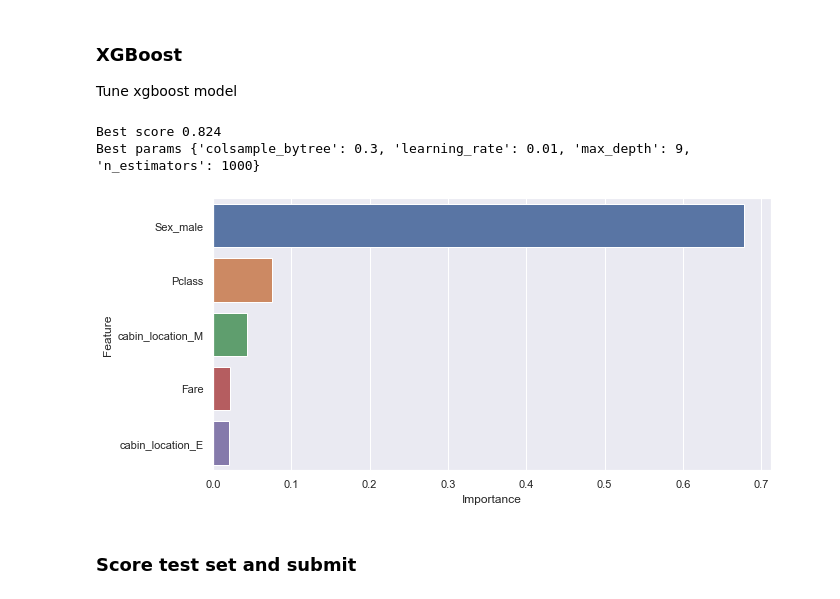
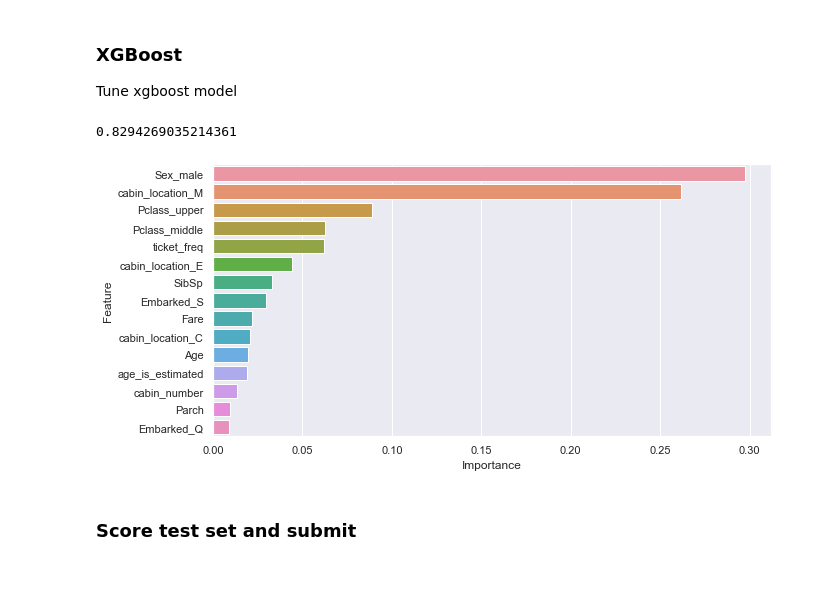
Before and after one commit to jdidcote/kaggle-competitions, a Jupyter notebook: Titanic/Titanic.ipynb, the cells around one changed output. Cells and saved outputs as stored; diff of their text form; code cells hidden in the pictures.

```diff
--- a/Titanic/Titanic.ipynb
+++ b/Titanic/Titanic.ipynb
@@ -172,37 +205,47 @@ baseline_performance
 
 Tune xgboost model
 # %%
-%%capture
+# %%capture
 
-xgb = XGBClassifier(scale_pos_weight = (100 - pct_positive) / pct_positive)
+# xgb = XGBClassifier(scale_pos_weight = (100 - pct_positive) / pct_positive)
 
-params = {
-    "max_depth": [6, 9, 12, 15],
-    "learning_rate": [0.01, 0.05, 0.1],
-    "n_estimators": [100, 500, 1000],
-    "colsample_bytree": [0.3, 0.5, 0.75]
-}
+# params = {
+#     "max_depth": [3, 6, 9, 12],
+#     "learning_rate": [0.01, 0.05, 0.1],
+#     "n_estimators": [100, 500, 1000, 1500],
+#     "colsample_bytree": [0.3, 0.5, 0.75]
+# }
 
-stratified_kfold = StratifiedKFold(n_splits=3)
+# stratified_kfold = StratifiedKFold(n_splits=3)
 
-clf = GridSearchCV(estimator=xgb,
-                   param_grid=params,
-                   scoring='accuracy',
-                   verbose=1,
-                   n_jobs=-1,
-                   cv=stratified_kfold)
+# clf = GridSearchCV(estimator=xgb,
+#                    param_grid=params,
+#                    scoring='accuracy',
+#                    verbose=1,
+#                    n_jobs=-1,
+#                    cv=stratified_kfold)
 
-clf.fit(X, y)
-xgb_tuned = clf.best_estimator_
+# clf.fit(X, y)
+# xgb_tuned = clf.best_estimator_
 # %%
-print(f"Best score {round(clf.best_score_, 3)}")
-print(f"Best params {clf.best_params_}")
+# print(f"Best score {round(clf.best_score_, 3)}")
+# print(f"Best params {clf.best_params_}")
 
-plot_importances(clf.best_estimator_, X.columns, 5)
+# plot_importances(clf.best_estimator_, X.columns, 15)
-# %% [output]
-Best score 0.824
-Best params {'colsample_bytree': 0.3, 'learning_rate': 0.01, 'max_depth': 9, 'n_estimators': 1000}
-[figure, removed]
+# %%
+%%capture
+
+from sklearn.model_selection import cross_val_score
+
+xgb = XGBClassifier(max_depth=3, scale_pos_weight = (100 - pct_positive) / pct_positive)
+cv_score = cross_val_score(xgb, X, y, scoring="accuracy").mean()
+xgb.fit(X, y)
+# %%
+print(cv_score)
+plot_importances(xgb, X.columns, 15)
+# %% [output]
+0.8294269035214361
+[figure, added]
 # %% [markdown]
 ### Score test set and submit
 # %%
```
Also changed, not shown: parts of 15 cells of this notebook.
